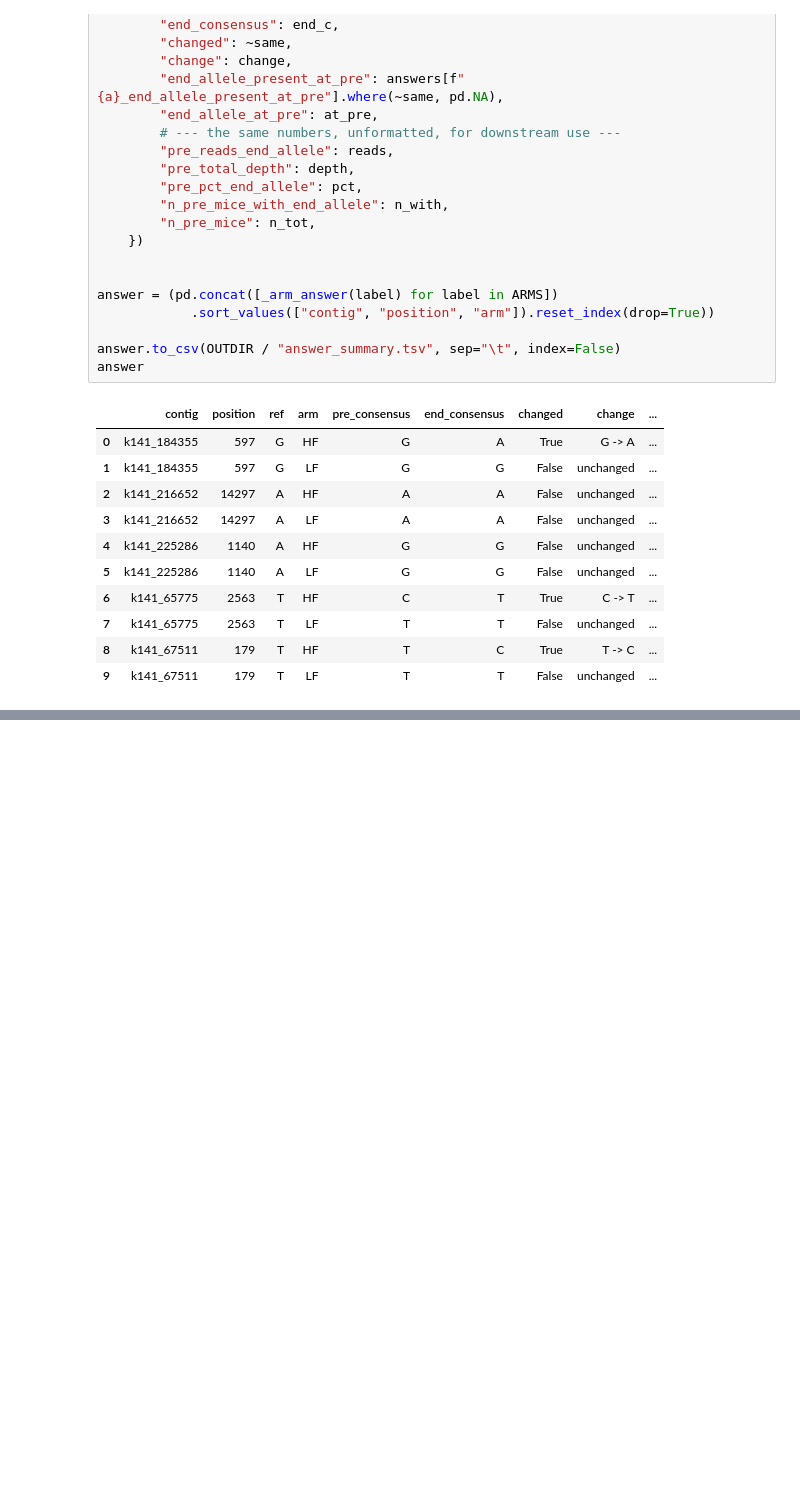
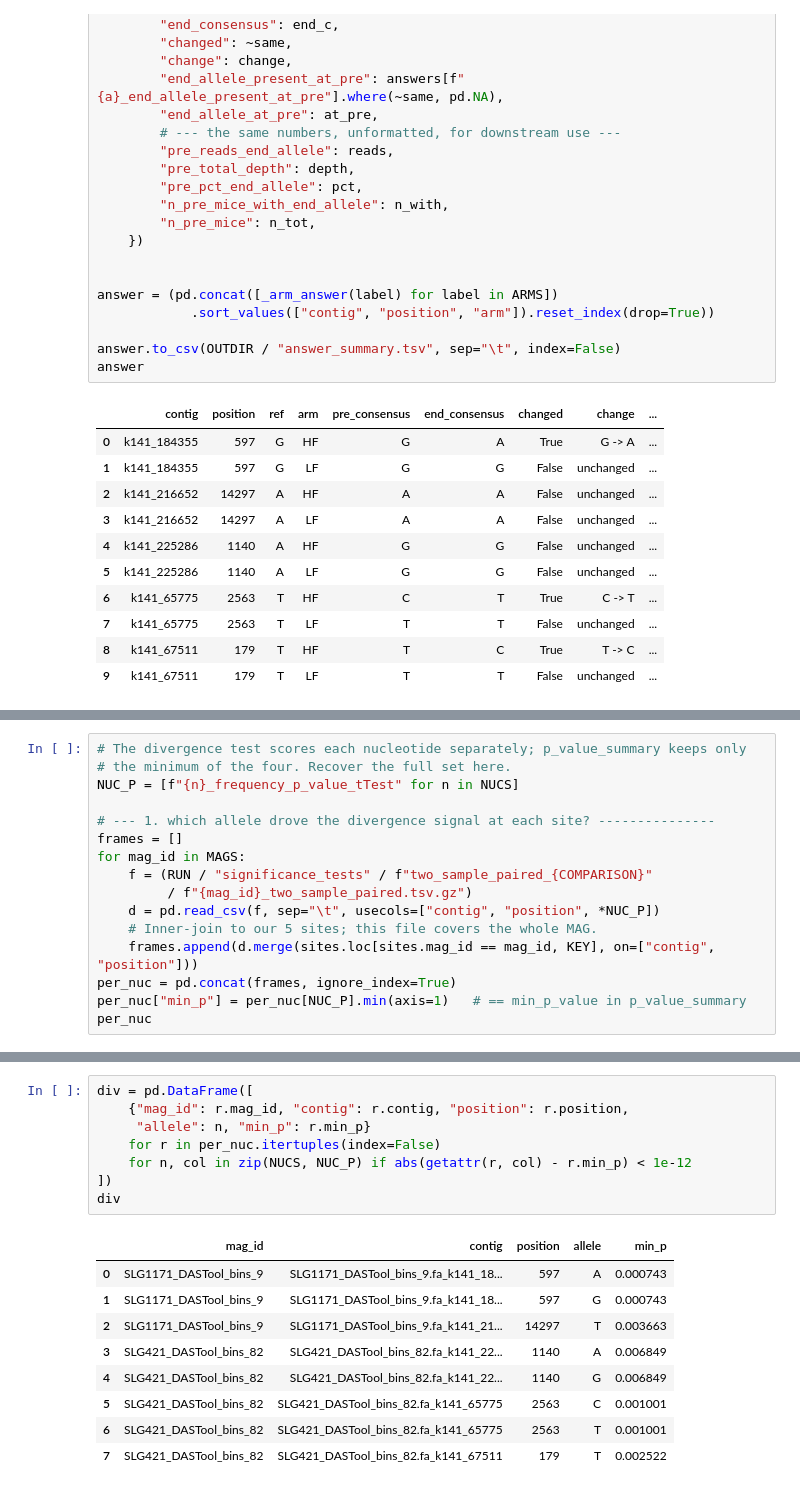
Before and after one commit to MoellerLabPU/DietDrivenMicrobiota, a Jupyter notebook: Revision/denovo_check/pre_allele_presence.ipynb, the cells around one changed output, grey strips where cells are left out. Drawn from its saved outputs; the diff is of its cells as text; blank space fills up the shorter version.

```diff
--- a/Revision/denovo_check/pre_allele_presence.ipynb
+++ b/Revision/denovo_check/pre_allele_presence.ipynb
@@ -511,0 +521,16 @@ answer
+# %%
+# The divergence test scores each nucleotide separately; p_value_summary keeps only
+# the minimum of the four. Recover the full set here.
+NUC_P = [f"{n}_frequency_p_value_tTest" for n in NUCS]
+
+# --- 1. which allele drove the divergence signal at each site? ---------------
+frames = []
+for mag_id in MAGS:
+    f = (RUN / "significance_tests" / f"two_sample_paired_{COMPARISON}"
+         / f"{mag_id}_two_sample_paired.tsv.gz")
+    d = pd.read_csv(f, sep="\t", usecols=["contig", "position", *NUC_P])
+    # Inner-join to our 5 sites; this file covers the whole MAG.
+    frames.append(d.merge(sites.loc[sites.mag_id == mag_id, KEY], on=["contig", "position"]))
+per_nuc = pd.concat(frames, ignore_index=True)
+per_nuc["min_p"] = per_nuc[NUC_P].min(axis=1)   # == min_p_value in p_value_summary
+per_nuc
@@ -511,0 +544,18 @@ answer
+# %%
+div = pd.DataFrame([
+    {"mag_id": r.mag_id, "contig": r.contig, "position": r.position,
+     "allele": n, "min_p": r.min_p}
+    for r in per_nuc.itertuples(index=False)
+    for n, col in zip(NUCS, NUC_P) if abs(getattr(r, col) - r.min_p) < 1e-12
+])
+div
+# %% [output]
+|  | mag_id | contig | position | allele | min_p |
+| 0 | SLG1171_DASTool_bins_9 | SLG1171_DASTool_bins_9.fa_k141_18... | 597 | A | 0.000743 |
+| 1 | SLG1171_DASTool_bins_9 | SLG1171_DASTool_bins_9.fa_k141_18... | 597 | G | 0.000743 |
+| 2 | SLG1171_DASTool_bins_9 | SLG1171_DASTool_bins_9.fa_k141_21... | 14297 | T | 0.003663 |
+| 3 | SLG421_DASTool_bins_82 | SLG421_DASTool_bins_82.fa_k141_22... | 1140 | A | 0.006849 |
+| 4 | SLG421_DASTool_bins_82 | SLG421_DASTool_bins_82.fa_k141_22... | 1140 | G | 0.006849 |
+| 5 | SLG421_DASTool_bins_82 | SLG421_DASTool_bins_82.fa_k141_65775 | 2563 | C | 0.001001 |
+| 6 | SLG421_DASTool_bins_82 | SLG421_DASTool_bins_82.fa_k141_65775 | 2563 | T | 0.001001 |
+| 7 | SLG421_DASTool_bins_82 | SLG421_DASTool_bins_82.fa_k141_67511 | 179 | T | 0.002522 |
```
Also changed, not shown: parts of 7 cells of this notebook.
